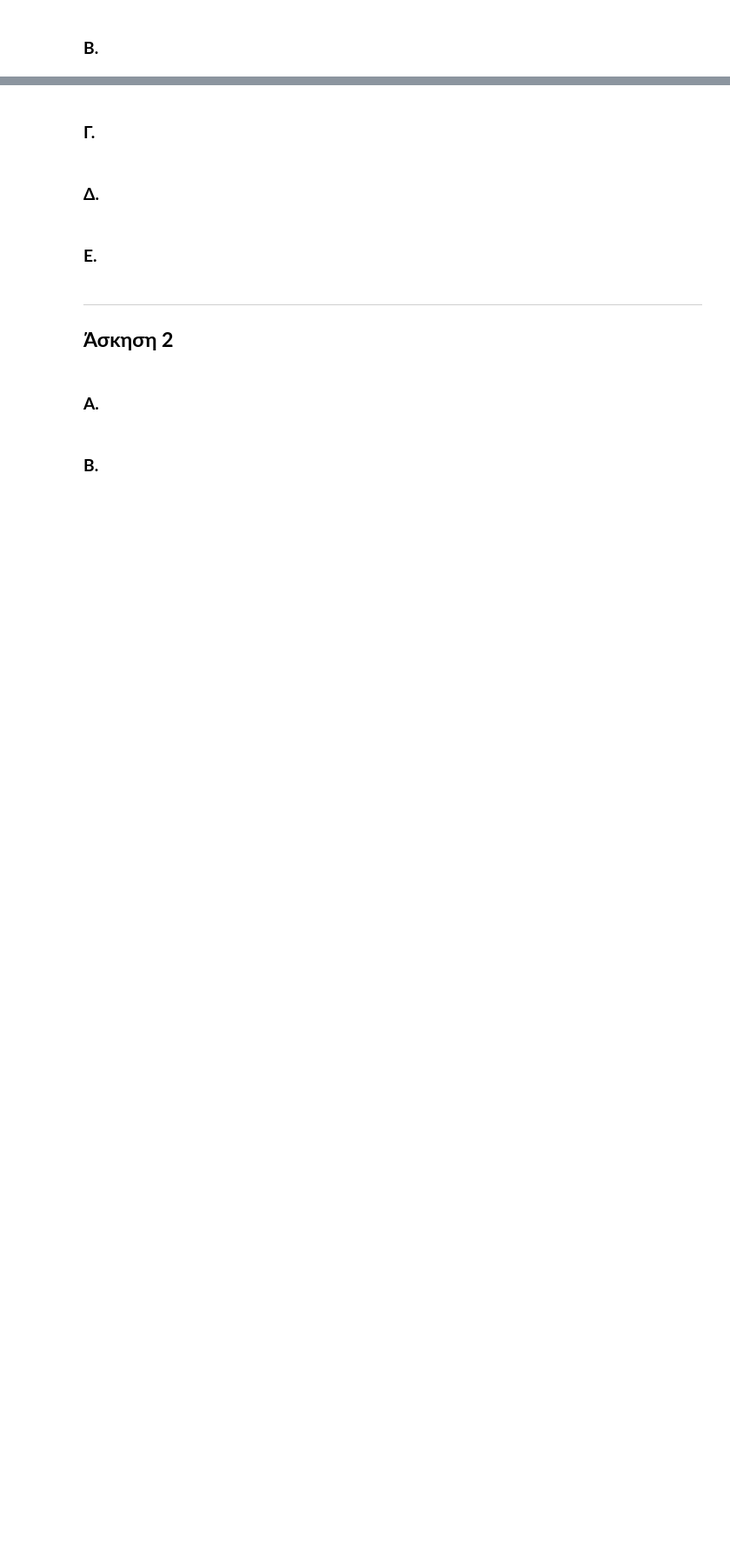
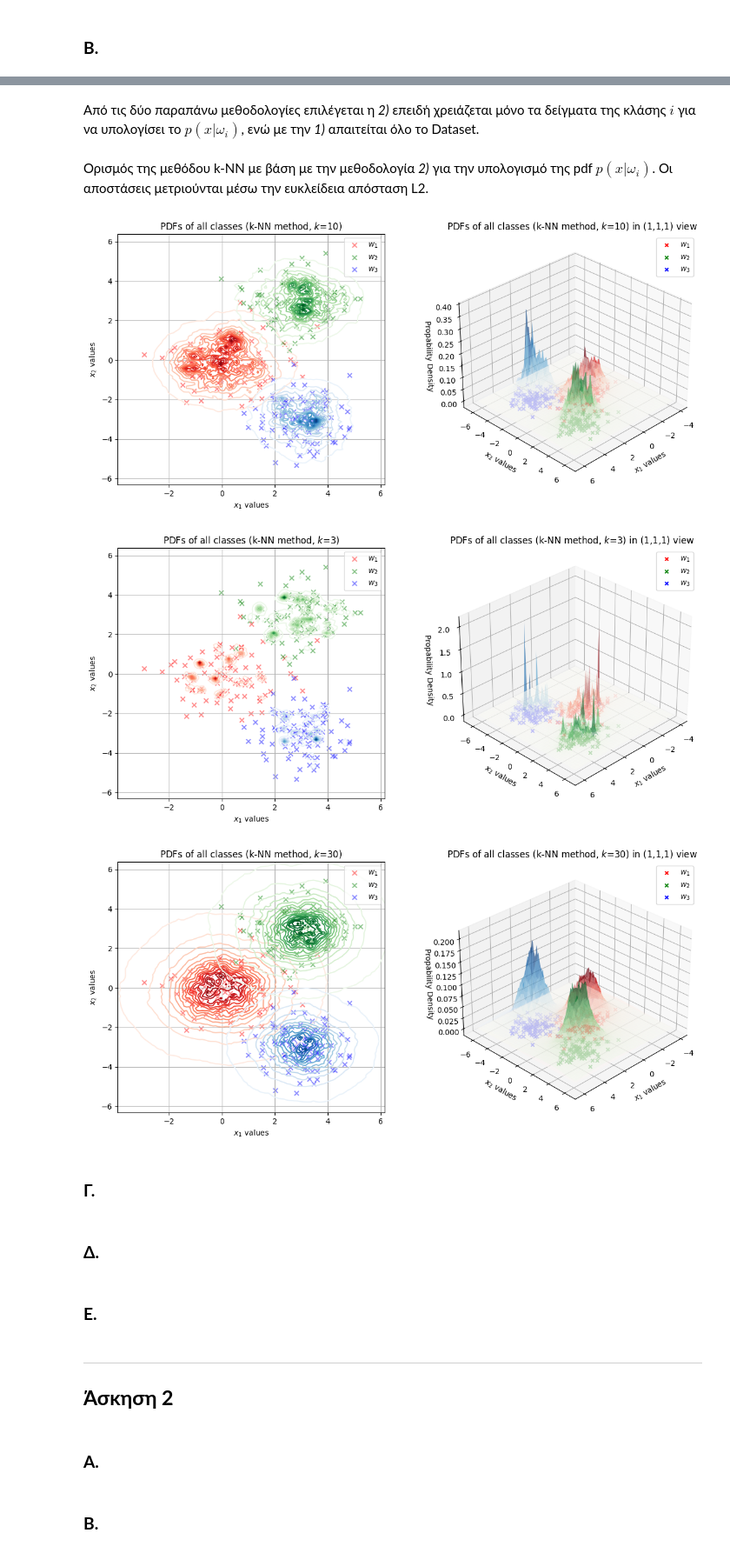
Before and after one commit to iliaxant/Pattern_Recognition_HW2, a Jupyter notebook: HW_2_PR_58545.ipynb, the cells around one changed output, grey strips where cells are left out. Shown at 87% size. Cells and saved outputs as stored; diff of their text form; code cells hidden in the pictures; blank space fills up the shorter version.

```diff
--- a/HW_2_PR_58545.ipynb
+++ b/HW_2_PR_58545.ipynb
@@ -129,7 +130,11 @@ def parzen_pdf(X, x_i, h_N):
 # %% [markdown]
 Ορισμός συνάρτησης για τον σχεδιασμό γραφικής παράστασης της pdf της κάθε κλάσης στον χώρο των χαρακτηριστικών. Και οι 3 pdf είναι σε κοινά διαγράμματα, ένα 2D και ένα 3D με προσανατολισμό (1,1,1).
 # %%
-def pdf_graph_3D(xx1, xx2, classes_w, class_pdfs, h_N):
+def pdf_graph_3D(xx1, xx2, classes_w, class_pdfs, method_param, method=0):
+
+  """ method == 1 for k-NN and method_param -> k
+      method == 0 (default) for Parzen Windows and method_param -> h_N """
+
 
   fig = plt.figure(figsize=(14, 6))
 
@@ -142,7 +147,10 @@ def pdf_graph_3D(xx1, xx2, classes_w, class_pdfs, h_N):
   ax1.contour(xx1, xx2, class_pdfs[1], levels=15, cmap = 'Greens')
   ax1.contour(xx1, xx2, class_pdfs[2], levels=15, cmap = 'Blues')
 
-  ax1.set_title(f"PDFs of all classes (Parzen Windows method, $h_N$={h_N})")
+  if method:
+    ax1.set_title(f"PDFs of all classes (k-NN method, $k$={method_param})")
+  else:
+    ax1.set_title(f"PDFs of all classes (Parzen Windows method, $h_N$={method_param})")
   ax1.set_xlabel("$x_1$ values")
   ax1.set_ylabel("$x_2$ values")
   ax1.legend()
@@ -158,7 +166,10 @@ def pdf_graph_3D(xx1, xx2, classes_w, class_pdfs, h_N):
   ax2.scatter(classes_w[1][0], classes_w[1][1], 0, color='g', marker='x', label='$w_2$')
   ax2.scatter(classes_w[2][0], classes_w[2][1], 0, color='b', marker='x', label='$w_3$')
 
-  ax2.set_title(f"PDFs of all classes (Parzen Windows method, $h_N$={h_N}) in (1,1,1) view")
+  if method:
+    ax2.set_title(f"PDFs of all classes (k-NN method, $k$={method_param}) in (1,1,1) view")
+  else:
+    ax2.set_title(f"PDFs of all classes (Parzen Windows method, $h_N$={method_param}) in (1,1,1) view")
   ax2.set_xlabel("$x_1$ values")
   ax2.set_ylabel("$x_2$ values")
   ax2.set_zlabel("Propability Density")
@@ -191,7 +202,7 @@ for h in h_N:
         class_pdfs.append(p_2)
         class_pdfs.append(p_3)
 
-    pdf_graph_3D(xx1, xx2, classes_w, [p_1, p_2, p_3], h)
+    pdf_graph_3D(xx1, xx2, classes_w, [p_1, p_2, p_3], h, 0)
 # %% [output]
 [figure]
 [figure]
@@ -389,3 +336,33 @@ print(w1.iloc[1:3])
+# %% [markdown]
+Από τις δύο παραπάνω μεθοδολογίες επιλέγεται η *2)* επειδή χρειάζεται μόνο τα δείγματα της κλάσης $i$ για να υπολογίσει το $p(x|ω_i)$, ενώ με την *1)* απαιτείται όλο το Dataset.
+# %% [markdown]
+Ορισμός της μεθόδου k-NN με βάση με την μεθοδολογία *2)* για την υπολογισμό της pdf $p(x|ω_i)$. Οι αποστάσεις μετριούνται μέσω την ευκλείδεια απόσταση L2.
+# %%
+def knn_pdf(X, x_i, k):
+
+  N_i = len(x_i)
+
+  nbrs = NearestNeighbors(n_neighbors=k).fit(x_i)
+  distances, _ = nbrs.kneighbors(X)
+
+  r_i = distances[:, -1]
+  pdf = k / (N_i * np.pi * r_i**2)
+
+  return pdf
+# %%
+k = [10, 3, 30]
+
+for kappa in k:
+
+    p_1 = knn_pdf(X, w1[[0,1]].to_numpy(), kappa).reshape(xx1.shape)
+    p_2 = knn_pdf(X, w2[[0,1]].to_numpy(), kappa).reshape(xx1.shape)
+    p_3 = knn_pdf(X, w3[[0,1]].to_numpy(), kappa).reshape(xx1.shape)
+
+    pdf_graph_3D(xx1, xx2, classes_w, [p_1, p_2, p_3], kappa, 1)
+# %% [output]
+[figure, added]
+[figure, added]
+[figure, added]
 # %% [markdown]
 ### **Γ.**
 # %% [markdown]
```
Also changed, not shown: parts of 9 cells of this notebook.
